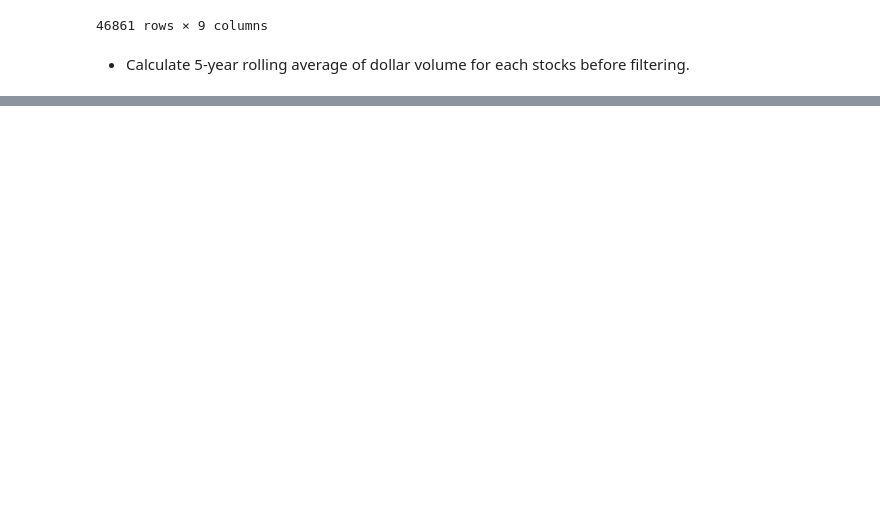
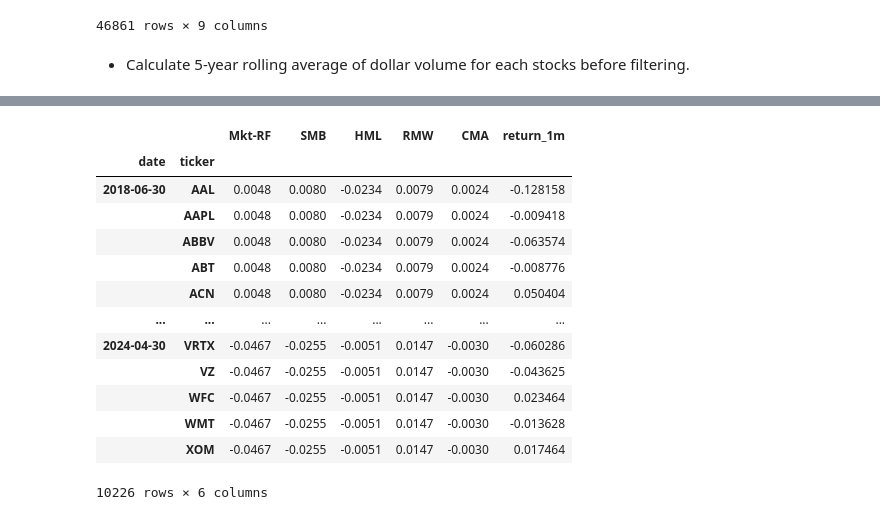
Before and after one commit to mauzorzan/AlgoTrading, a Jupyter notebook: TradingStrat.ipynb, the cells around one changed output, grey strips where cells are left out. Saved outputs shown, nothing was run; the diff lists cells and outputs as text; code cells hidden in the pictures; blank space fills up the shorter version.

```diff
--- a/TradingStrat.ipynb
+++ b/TradingStrat.ipynb
@@ -190,0 +238,29 @@ data
+# %%
+factor_data = web.DataReader('F-F_Research_Data_5_Factors_2x3',
+                               'famafrench',
+                               start='2010')[0].drop('RF', axis=1)
+
+factor_data.index = factor_data.index.to_timestamp()
+
+factor_data = factor_data.resample('M').last().div(100)
+
+factor_data.index.name = 'date'
+
+factor_data = factor_data.join(data['return_1m']).sort_index()
+
+factor_data
+# %% [output]
+|  |  | Mkt-RF | SMB | HML | RMW | CMA | return_1m |
+| date | ticker |  |  |  |  |  |  |
+| 2018-06-30 | AAL | 0.0048 | 0.0080 | -0.0234 | 0.0079 | 0.0024 | -0.128158 |
+|  | AAPL | 0.0048 | 0.0080 | -0.0234 | 0.0079 | 0.0024 | -0.009418 |
+|  | ABBV | 0.0048 | 0.0080 | -0.0234 | 0.0079 | 0.0024 | -0.063574 |
+|  | ABT | 0.0048 | 0.0080 | -0.0234 | 0.0079 | 0.0024 | -0.008776 |
+|  | ACN | 0.0048 | 0.0080 | -0.0234 | 0.0079 | 0.0024 | 0.050404 |
+| ... | ... | ... | ... | ... | ... | ... | ... |
+| 2024-04-30 | VRTX | -0.0467 | -0.0255 | -0.0051 | 0.0147 | -0.0030 | -0.060286 |
+|  | VZ | -0.0467 | -0.0255 | -0.0051 | 0.0147 | -0.0030 | -0.043625 |
+|  | WFC | -0.0467 | -0.0255 | -0.0051 | 0.0147 | -0.0030 | 0.023464 |
+|  | WMT | -0.0467 | -0.0255 | -0.0051 | 0.0147 | -0.0030 | -0.013628 |
+|  | XOM | -0.0467 | -0.0255 | -0.0051 | 0.0147 | -0.0030 | 0.017464 |
+10226 rows × 6 columns
```
Also changed, not shown: parts of 27 cells of this notebook.
